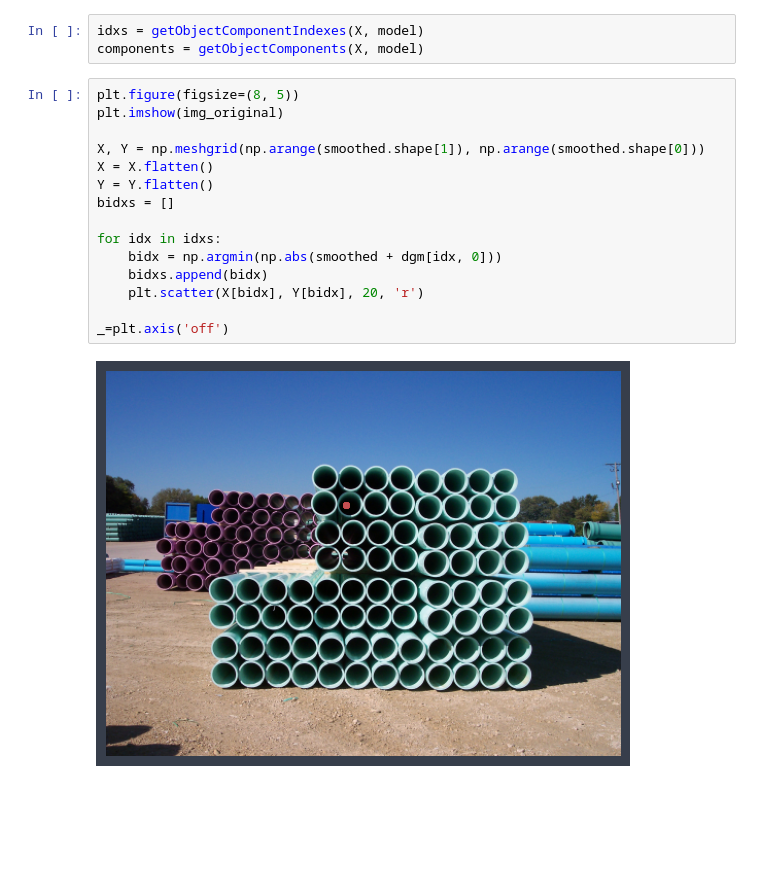
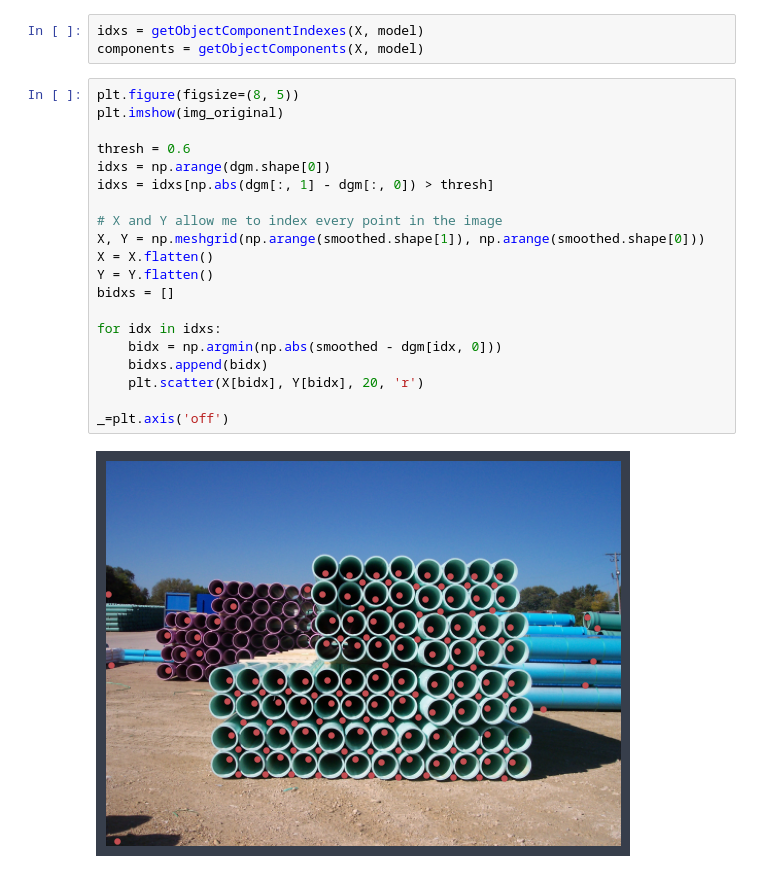
Before and after one commit to jonathanlamar/object-counting, a Jupyter notebook: jon_experimental/TDA EDA.ipynb, the cells around one changed output. Cells and saved outputs as stored; diff of their text form; blank space fills up the shorter version.

```diff
--- a/jon_experimental/TDA EDA.ipynb
+++ b/jon_experimental/TDA EDA.ipynb
@@ -88,17 +100,22 @@ components = getObjectComponents(X, model)
 # %%
 plt.figure(figsize=(8, 5))
 plt.imshow(img_original)
 
+thresh = 0.6
+idxs = np.arange(dgm.shape[0])
+idxs = idxs[np.abs(dgm[:, 1] - dgm[:, 0]) > thresh]
+
+# X and Y allow me to index every point in the image
 X, Y = np.meshgrid(np.arange(smoothed.shape[1]), np.arange(smoothed.shape[0]))
 X = X.flatten()
 Y = Y.flatten()
 bidxs = []
 
 for idx in idxs:
-    bidx = np.argmin(np.abs(smoothed + dgm[idx, 0]))
+    bidx = np.argmin(np.abs(smoothed - dgm[idx, 0]))
     bidxs.append(bidx)
     plt.scatter(X[bidx], Y[bidx], 20, 'r')
 
 _=plt.axis('off')
 # %% [output]
-[figure, old version]
+[figure, new version]
```
Also changed, not shown: parts of 7 cells of this notebook, 2 other files.
